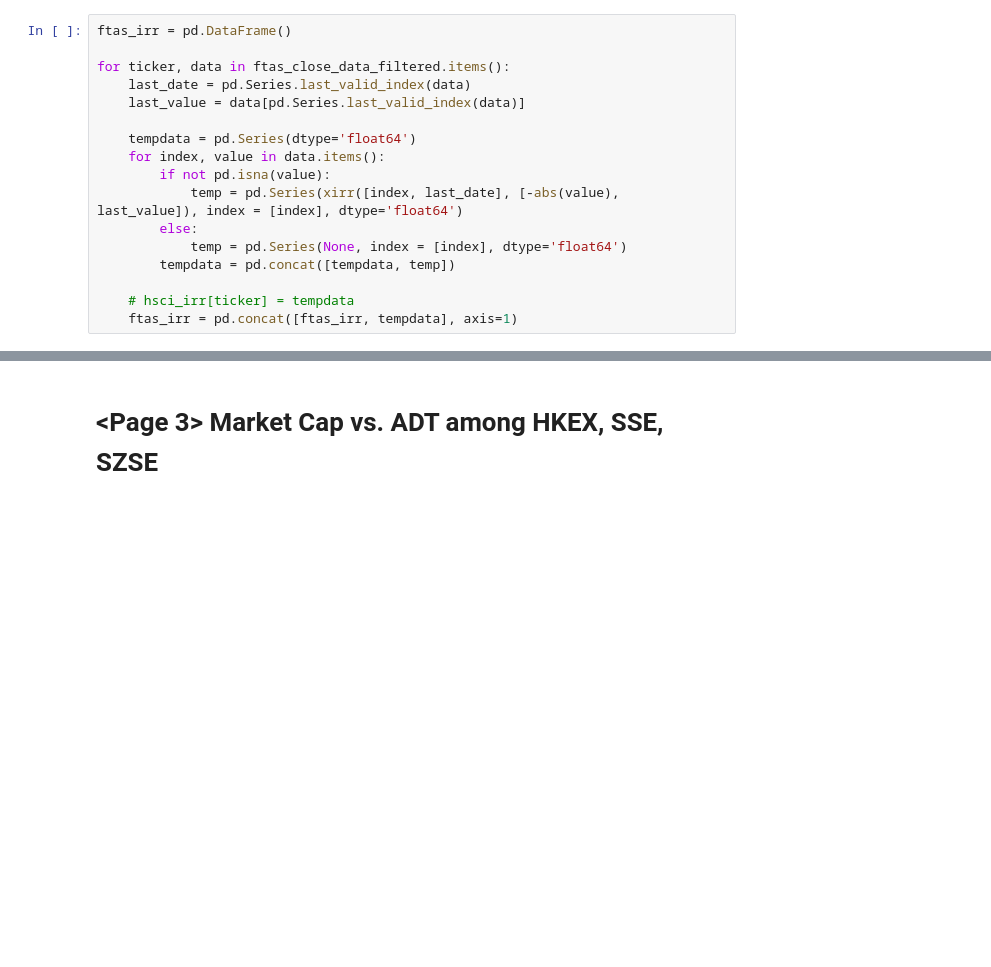
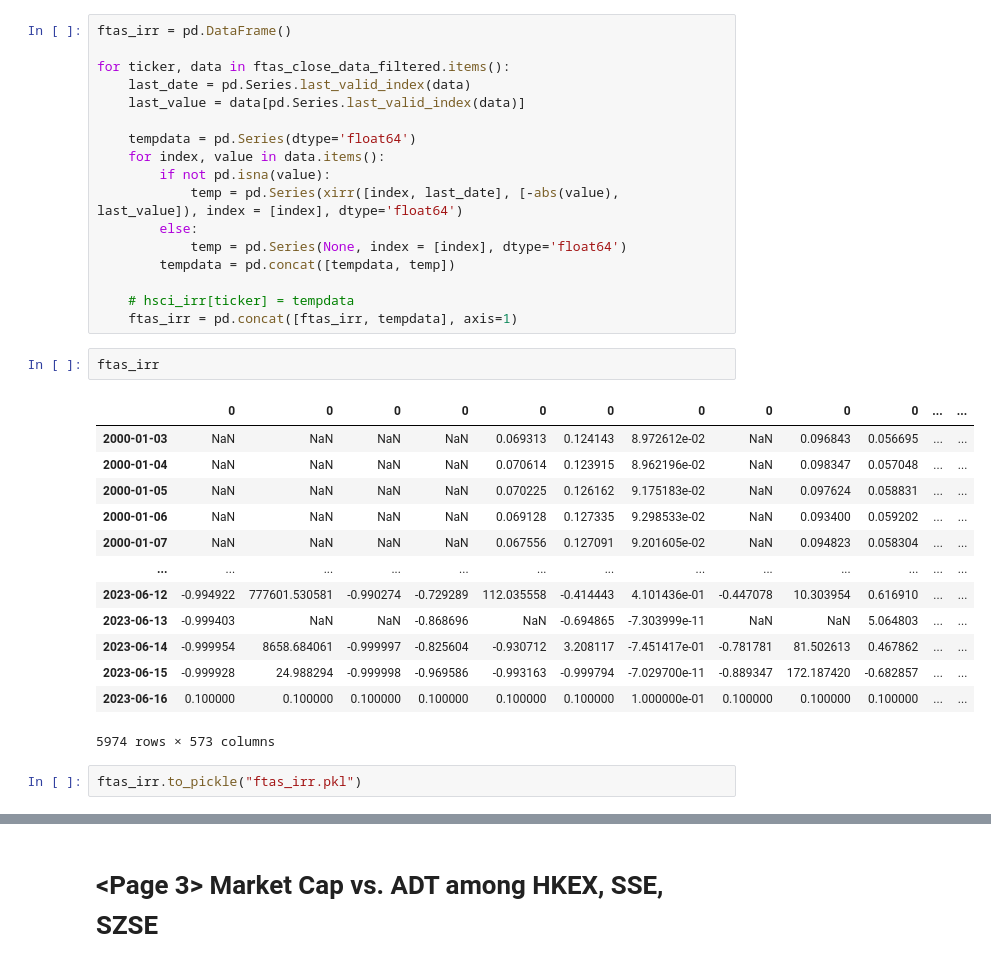
Before and after one commit to ckyma/exchatbook, a Jupyter notebook: getYahooData.ipynb, the cells around one changed output, grey strips where cells are left out. Cells and saved outputs as stored; diff of their text form; blank space fills up the shorter version.

```diff
--- a/getYahooData.ipynb
+++ b/getYahooData.ipynb
@@ -1125,3 +1131,21 @@ for ticker, data in ftas_close_data_filtered.items():
 
     # hsci_irr[ticker] = tempdata
     ftas_irr = pd.concat([ftas_irr, tempdata], axis=1)
+# %%
+ftas_irr
+# %% [output]
+|  | 0 | 0 | 0 | 0 | 0 | 0 | 0 | 0 | 0 | 0 | ... | ... |
+| 2000-01-03 | NaN | NaN | NaN | NaN | 0.069313 | 0.124143 | 8.972612e-02 | NaN | 0.096843 | 0.056695 | ... | ... |
+| 2000-01-04 | NaN | NaN | NaN | NaN | 0.070614 | 0.123915 | 8.962196e-02 | NaN | 0.098347 | 0.057048 | ... | ... |
+| 2000-01-05 | NaN | NaN | NaN | NaN | 0.070225 | 0.126162 | 9.175183e-02 | NaN | 0.097624 | 0.058831 | ... | ... |
+| 2000-01-06 | NaN | NaN | NaN | NaN | 0.069128 | 0.127335 | 9.298533e-02 | NaN | 0.093400 | 0.059202 | ... | ... |
+| 2000-01-07 | NaN | NaN | NaN | NaN | 0.067556 | 0.127091 | 9.201605e-02 | NaN | 0.094823 | 0.058304 | ... | ... |
+| ... | ... | ... | ... | ... | ... | ... | ... | ... | ... | ... | ... | ... |
+| 2023-06-12 | -0.994922 | 777601.530581 | -0.990274 | -0.729289 | 112.035558 | -0.414443 | 4.101436e-01 | -0.447078 | 10.303954 | 0.616910 | ... | ... |
+| 2023-06-13 | -0.999403 | NaN | NaN | -0.868696 | NaN | -0.694865 | -7.303999e-11 | NaN | NaN | 5.064803 | ... | ... |
+| 2023-06-14 | -0.999954 | 8658.684061 | -0.999997 | -0.825604 | -0.930712 | 3.208117 | -7.451417e-01 | -0.781781 | 81.502613 | 0.467862 | ... | ... |
+| 2023-06-15 | -0.999928 | 24.988294 | -0.999998 | -0.969586 | -0.993163 | -0.999794 | -7.029700e-11 | -0.889347 | 172.187420 | -0.682857 | ... | ... |
+| 2023-06-16 | 0.100000 | 0.100000 | 0.100000 | 0.100000 | 0.100000 | 0.100000 | 1.000000e-01 | 0.100000 | 0.100000 | 0.100000 | ... | ... |
+5974 rows × 573 columns
+# %%
+ftas_irr.to_pickle("ftas_irr.pkl")
```
Also changed, not shown: parts of 5 cells of this notebook, 1 other file.
